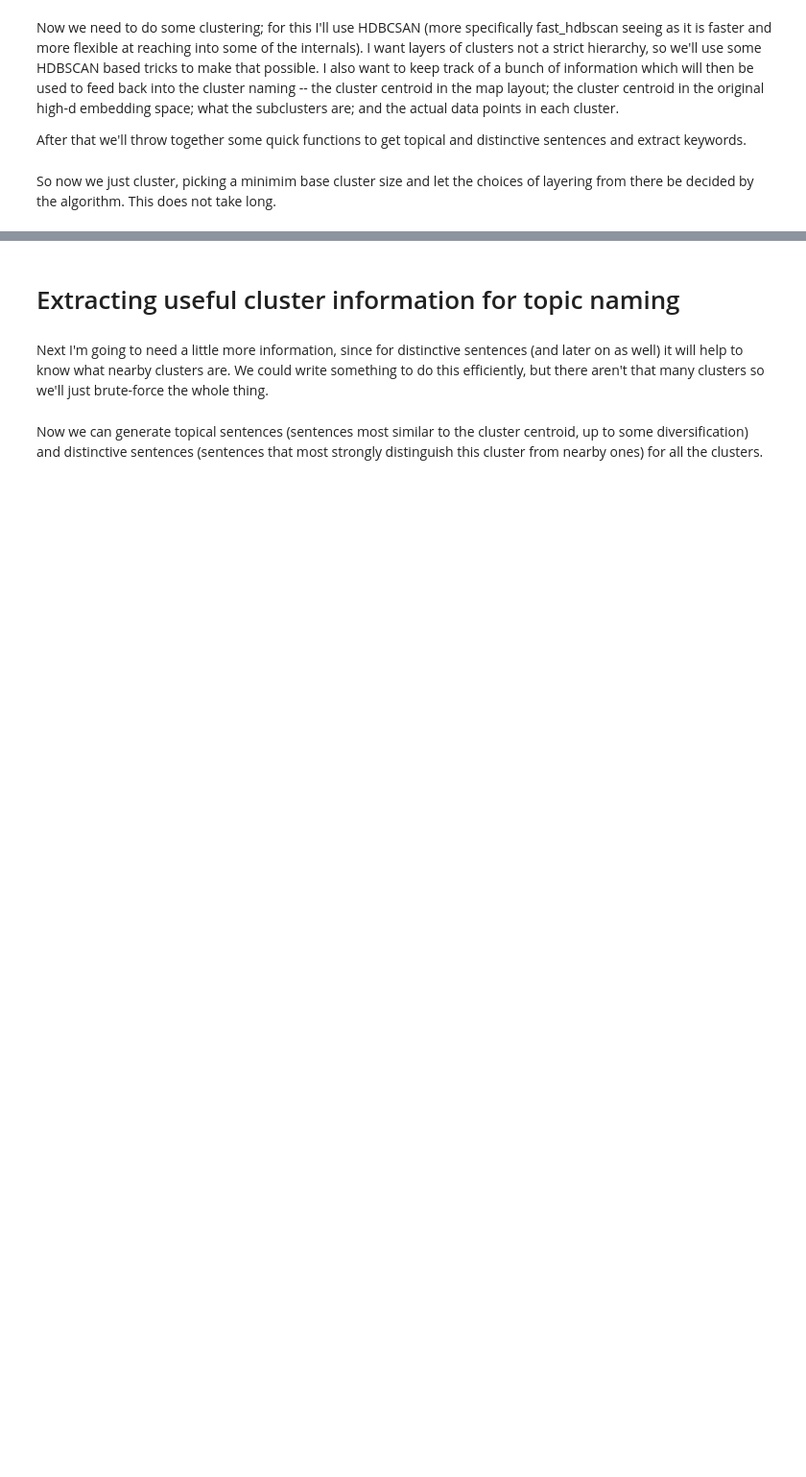
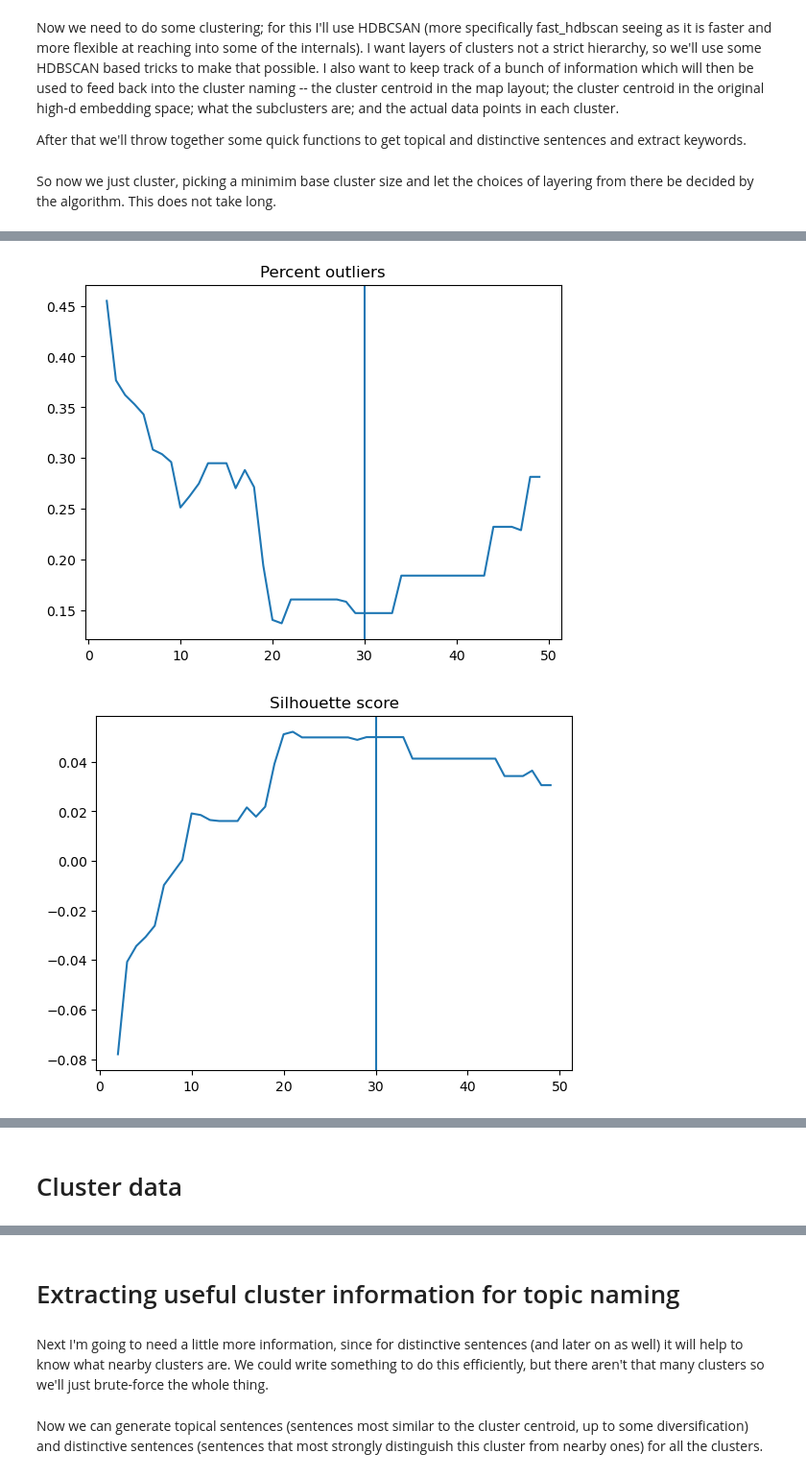
Before and after one commit to tayden/bb-ai-oceanography, a Jupyter notebook: TopicClusteringViz.ipynb, the cells around one changed output, grey strips where cells are left out. Shown at 96% size. Cells and saved outputs as stored; diff of their text form; code cells hidden in the pictures; blank space fills up the shorter version.

```diff
--- a/TopicClusteringViz.ipynb
+++ b/TopicClusteringViz.ipynb
@@ -323,0 +373,29 @@ So now we just cluster, picking a minimim base cluster size and let the choices
+# %%
+clusters = 30
+
+plt.figure()
+plt.plot(list(range(2, 50)), pos)
+plt.axvline(clusters)
+plt.title("Percent outliers")
+plt.show()
+
+plt.figure()
+plt.plot(list(range(2, 50)), scs)
+plt.axvline(clusters)
+plt.title("Silhouette score")
+plt.show()
+
+plt.figure()
+plt.plot(list(range(2, 50)), chs)
+plt.axvline(clusters)
+plt.title("Calinski-Harabasz score")
+plt.show()
+
+plt.figure()
+plt.plot(list(range(2, 50)), dbs)
+plt.axvline(clusters)
+plt.title("David-Bouldin score")
+plt.show()
+# %% [output]
+[figure, added]
+[figure, added]
@@ -324,3 +404,5 @@ So now we just cluster, picking a minimim base cluster size and let the choices
+# %% [markdown]
+# Cluster data
 # %%
 %%time
 vector_layers, location_layers, pointset_layers, metacluster_layers = build_cluster_layers(
```
Also changed, not shown: parts of 29 cells of this notebook, 2 other files.
